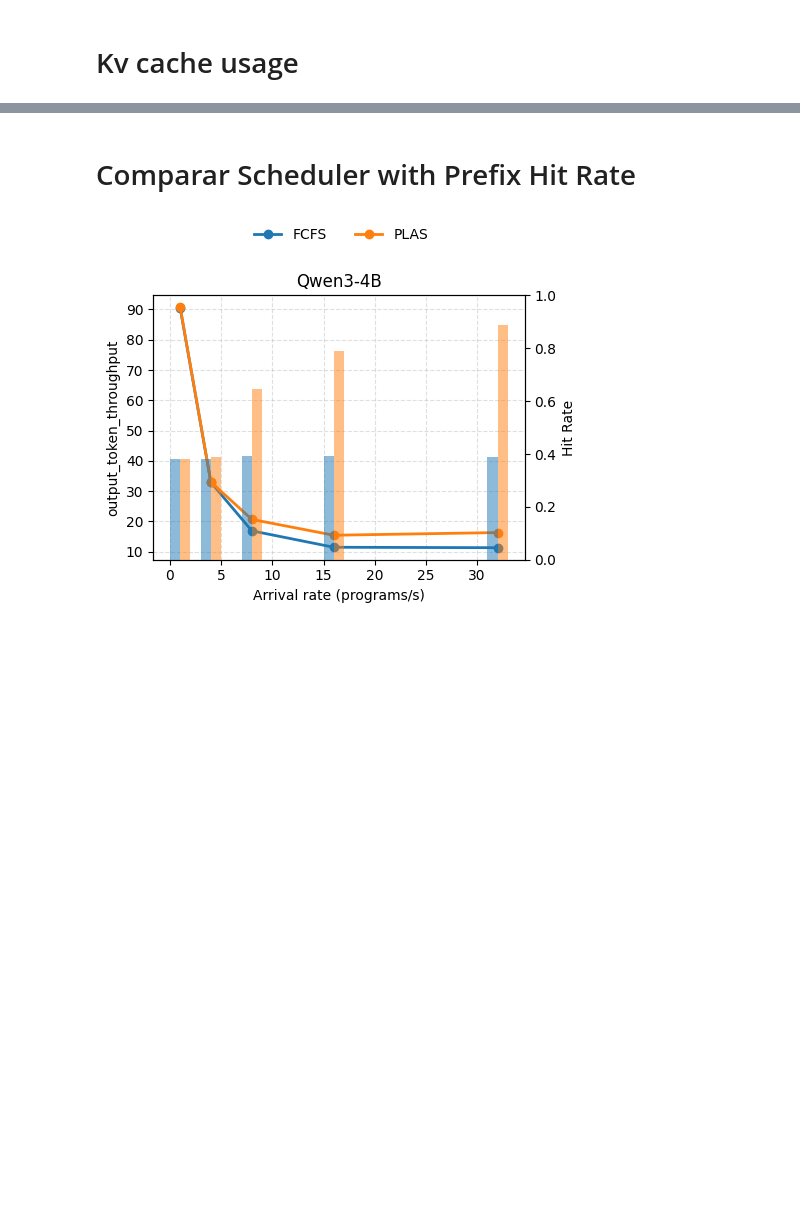
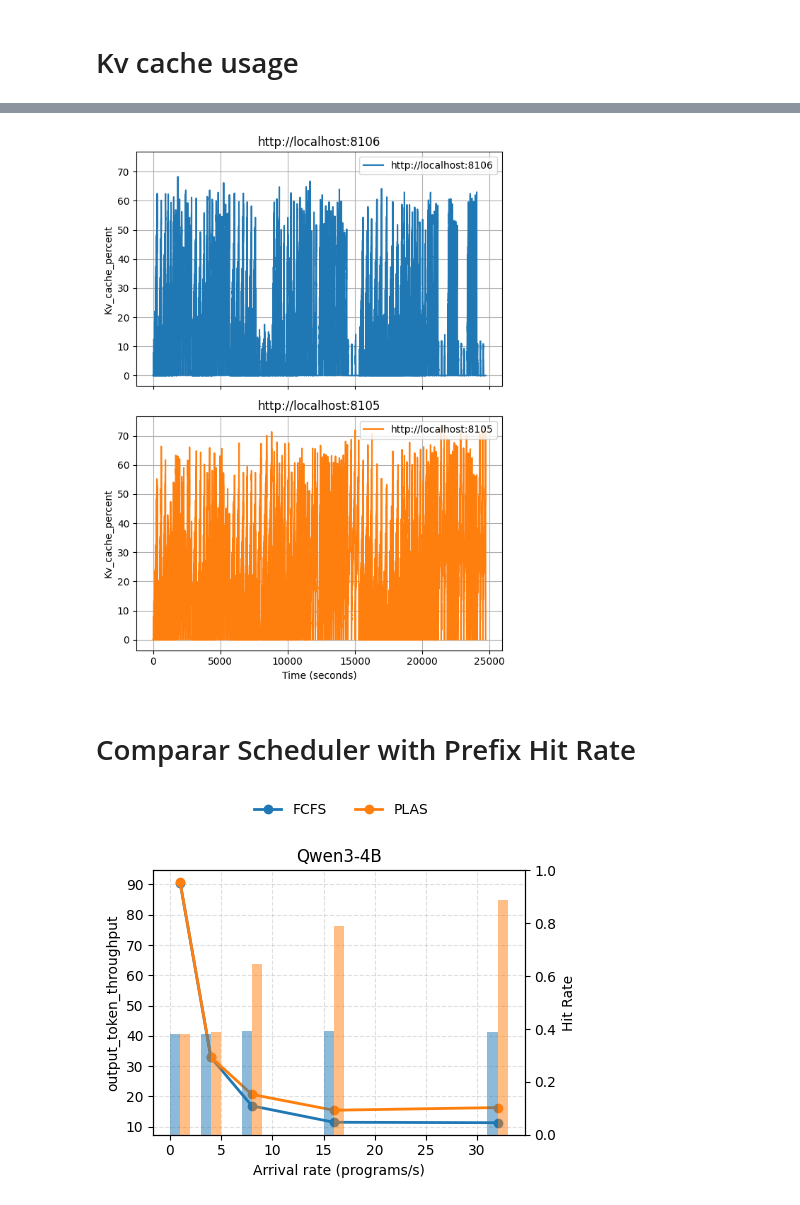
Before and after one commit to gabrielliman/proxy_server, a Jupyter notebook: plot_graph_load_balancer_benchmark.ipynb, the cells around one changed output, grey strips where cells are left out. Cells and saved outputs as stored; diff of their text form; code cells hidden in the pictures; blank space fills up the shorter version.

Commit message:
plas kv-token-time
Co-authored-by: Copilot <copilot@github.com>

```diff
--- a/plot_graph_load_balancer_benchmark.ipynb
+++ b/plot_graph_load_balancer_benchmark.ipynb
@@ -283,3 +307,57 @@ plt.show()
+# %%
+import pandas as pd
+import matplotlib.pyplot as plt
+
+metric = "kv_cache_percent"
+
+# Load CSV
+df = pd.read_csv("outputs_llama_50_2gpu_burstiness_005/kv_cache_usage.csv")
+
+# Sort by timestamp
+df = df.sort_values("timestamp")
+
+# Normalize time
+df["time_sec"] = df["timestamp"] - df["timestamp"].iloc[0]
+
+# Get unique backends
+backends = df["backend"].unique()
+
+# Mapa de cores (uma por backend)
+colors = plt.cm.tab10.colors
+color_map = {backend: colors[i % len(colors)] for i, backend in enumerate(backends)}
+
+# Create subplots (N linhas, 1 coluna)  ← mudou aqui
+fig, axes = plt.subplots(len(backends), 1, figsize=(6, 4 * len(backends)), sharex=True, sharey=True)
+
+# Se só tiver 1 backend
+if len(backends) == 1:
+    axes = [axes]
+
+# Plot each backend
+for ax, backend in zip(axes, backends):
+    group = df[df["backend"] == backend].sort_values("timestamp")
+
+    ax.plot(
+        group["time_sec"],
+        group[metric],
+        color=color_map[backend],  # cor fixa
+        label=backend
+    )
+
+    ax.set_title(f"{backend}")
+    ax.set_ylabel(f"{metric.capitalize()}")
+    ax.grid(True)
+    ax.legend(loc="upper right")
+
+# X label só no último subplot
+axes[-1].set_xlabel("Time (seconds)")
+
+# plt.axhline(10, linestyle="--")
+
+plt.tight_layout()
+plt.show()
+# %% [output]
+[figure, added]
 # %% [markdown]
 # Comparar Scheduler with Prefix Hit Rate
 # %%
```
Also changed, not shown: parts of 7 cells of this notebook, 16 other files.
